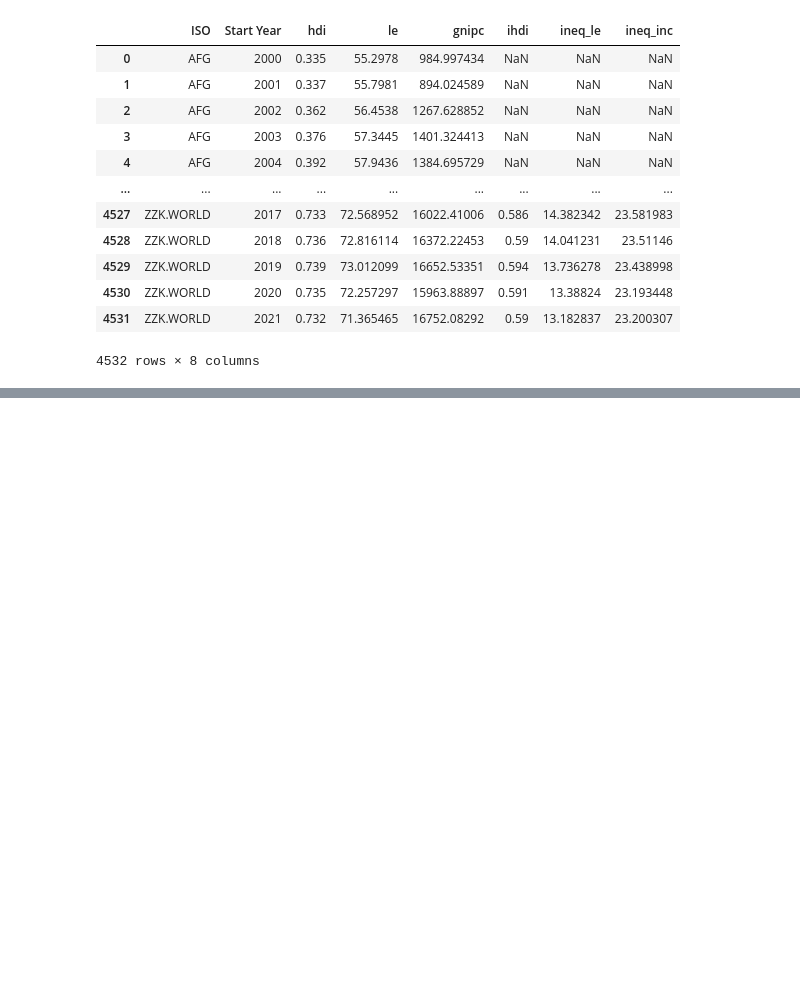
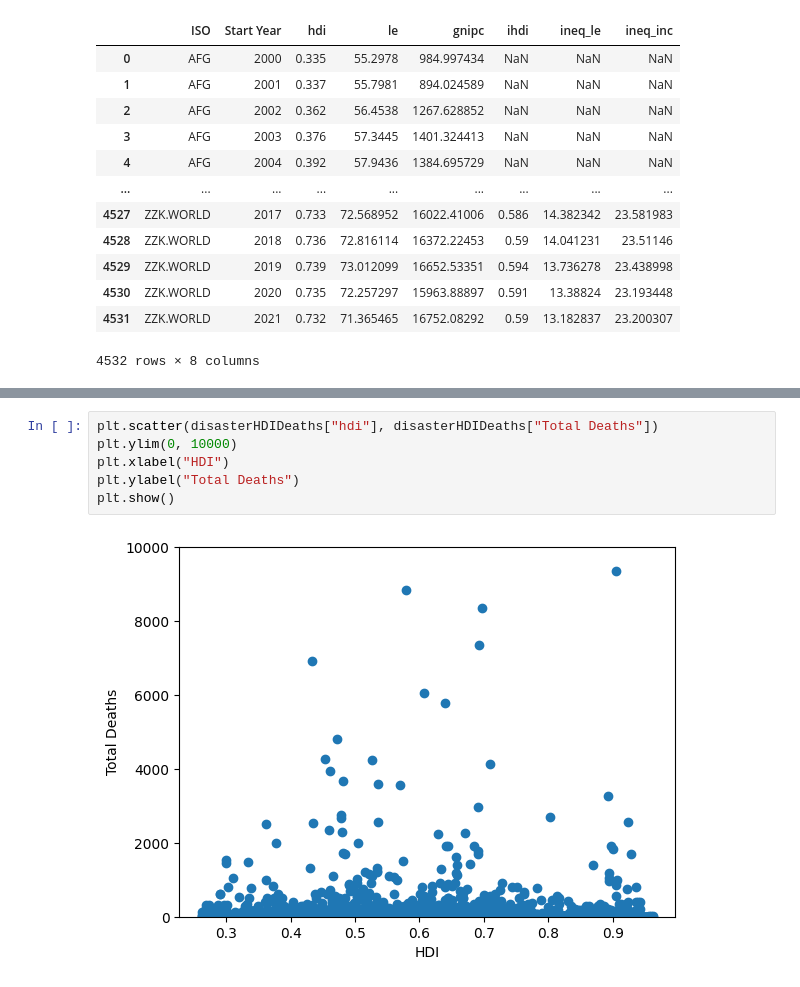
Before and after one commit to AshleyJubilee/disaster-analysis, a Jupyter notebook: economics.ipynb, the cells around one changed output, grey strips where cells are left out. Cells and saved outputs as stored; diff of their text form; blank space fills up the shorter version.

```diff
--- a/economics.ipynb
+++ b/economics.ipynb
@@ -204,0 +269,8 @@ disasterIneqClean
+# %%
+plt.scatter(disasterHDIDeaths["hdi"], disasterHDIDeaths["Total Deaths"])
+plt.ylim(0, 10000)
+plt.xlabel("HDI")
+plt.ylabel("Total Deaths")
+plt.show()
+# %% [output]
+[figure, added]
```
Also changed, not shown: parts of 13 cells of this notebook.
